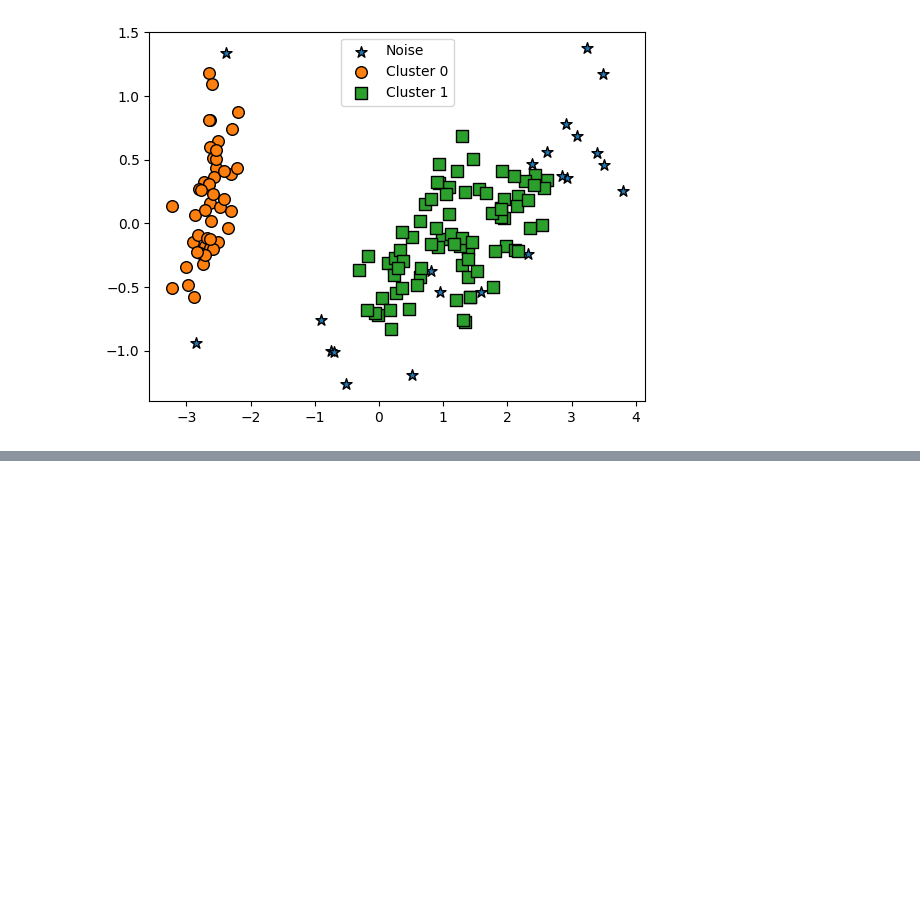
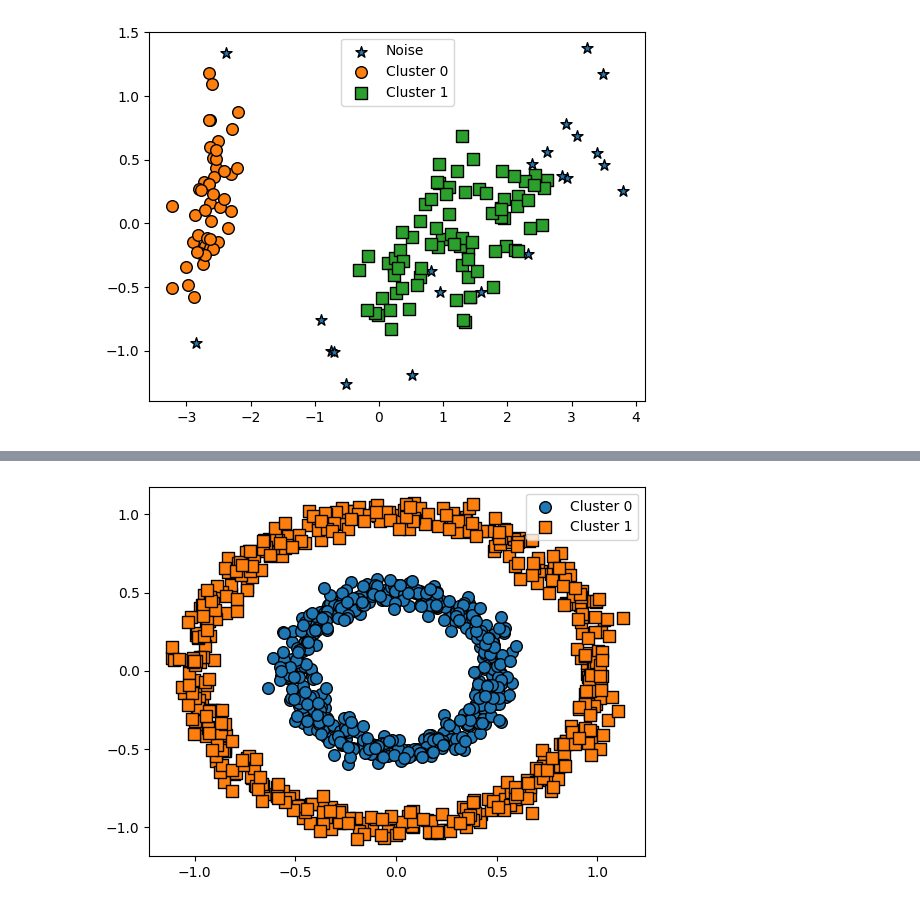
Before and after one commit to jewons91/ml-dev, a Jupyter notebook: ch07/k-means 붓꽃 데이터 clustering.ipynb, the cells around one changed output, grey strips where cells are left out. Drawn from its saved outputs; the diff is of its cells as text; code cells hidden in the pictures; blank space fills up the shorter version.

```diff
--- a/ch07/k-means 붓꽃 데이터 clustering.ipynb
+++ b/ch07/k-means 붓꽃 데이터 clustering.ipynb
@@ -791,0 +860,11 @@ Name: count, dtype: int64
+# %%
+# DBSCAN으로 make_circles( ) 데이터 셋을 클러스터링 수행.
+from sklearn.cluster import DBSCAN
+
+dbscan = DBSCAN(eps=0.2, min_samples=10, metric='euclidean')
+dbscan_labels = dbscan.fit_predict(X)
+clusterDF['dbscan_cluster'] = dbscan_labels
+
+visualize_cluster_plot(dbscan, clusterDF, 'dbscan_cluster', iscenter=False)
+# %% [output]
+[figure, added]
```
Also changed, not shown: parts of 4 cells of this notebook, 2 other files.
